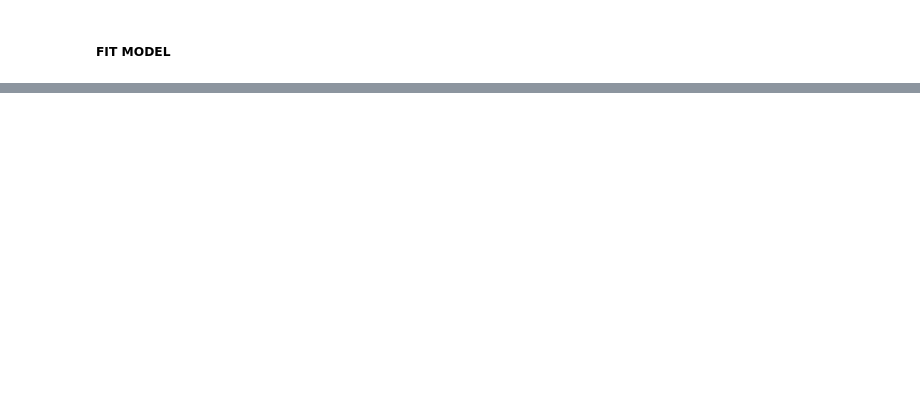
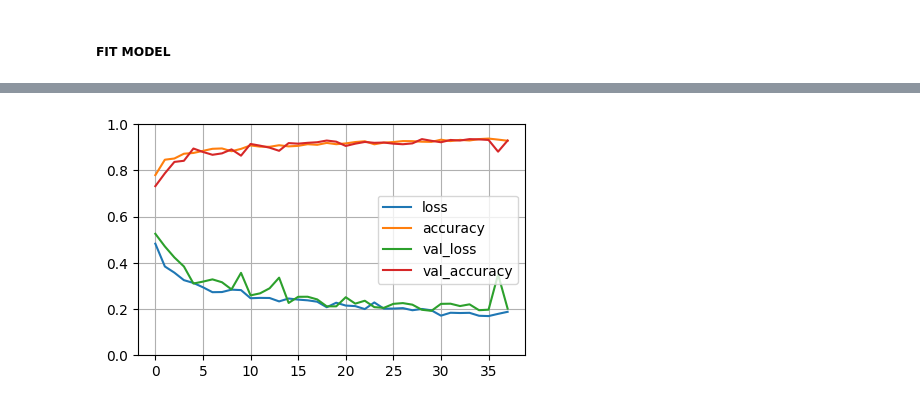
Before and after one commit to marinagoju/CNN_Cervical_Cancer, a Jupyter notebook: src/notebooks/img_generator.ipynb, the cells around one changed output, grey strips where cells are left out. Cells and saved outputs as stored; diff of their text form; code cells hidden in the pictures; blank space fills up the shorter version.

```diff
--- a/src/notebooks/img_generator.ipynb
+++ b/src/notebooks/img_generator.ipynb
@@ -49,0 +97,9 @@ Categories: ['atipica' 'normal']
+# %%
+train_generator = train_datagen.flow_from_dataframe(
+    X_train,
+    DATA_PATH,
+    x_col='filename (X)',
+    y_col='category (Y)',
+    target_size=(IMAGE_HEIGHT, IMAGE_WIDTH),
+    class_mode='binary',
+    batch_size=BATCH_SIZE)
@@ -128,14 +121,3 @@ df_cito
-# %%
-validation_datagen = ImageDataGenerator(rescale=1./255)
-validation_generator = validation_datagen.flow_from_dataframe(
-    train_df,
-    DATA_PATH,
-    x_col='filename',
-    y_col='category',
-    target_size=(IMAGE_HEIGHT, IMAGE_WIDTH),
-    class_mode='binary',
-    batch_size=BATCH_SIZE
-)
 # %% [markdown]
 ##### **FIT MODEL**
 # %%
@@ -177,9 +158,3 @@ model.add(Dense(units= 1, activation= 'sigmoid'))
 
 model.compile(optimizer='adam', loss='binary_crossentropy',
              metrics=['accuracy'])
-# %%
-history = model.fit(
-    train_generator,
-    epochs=EPOCHS,
-    validation_data=validation_generator
-)
@@ -188,0 +161,13 @@ print("test loss, test acc:", results)
+# %%
+## ENTRENAMIENTO DEL MODELO
+
+earlystop =EarlyStopping(patience= PATIENCE, restore_best_weights= True)
+
+history = model.fit(
+    train_generator,
+    epochs=EPOCHS,
+    batch_size = BATCH_SIZE,
+    callbacks = earlystop,
+    validation_data=validation_generator,
+    verbose = 2
+)
@@ -189,5 +184,8 @@ print("test loss, test acc:", results)
 # %%
-pd.DataFrame(history.history).plot(figsize=(8, 5))
+## GRAFICA HISTORIAL
+pd.DataFrame(history.history).plot(figsize=(5, 3))
 plt.grid(True)
 plt.gca().set_ylim(0, 1) # set the vertical range to [0-1]
 plt.show()
+# %% [output]
+[figure, added]
```
Also changed, not shown: parts of 23 cells of this notebook, 2 other files.
